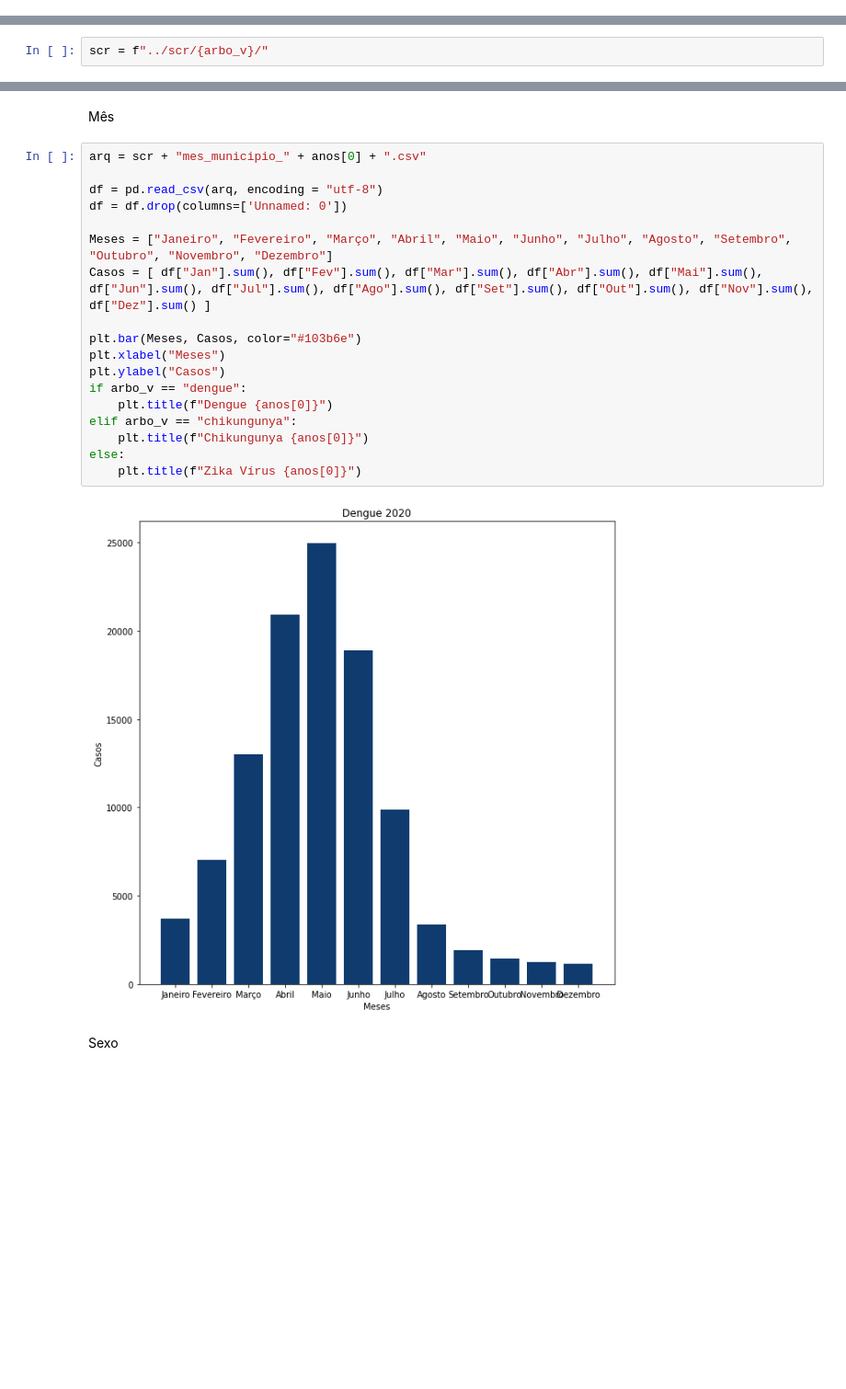
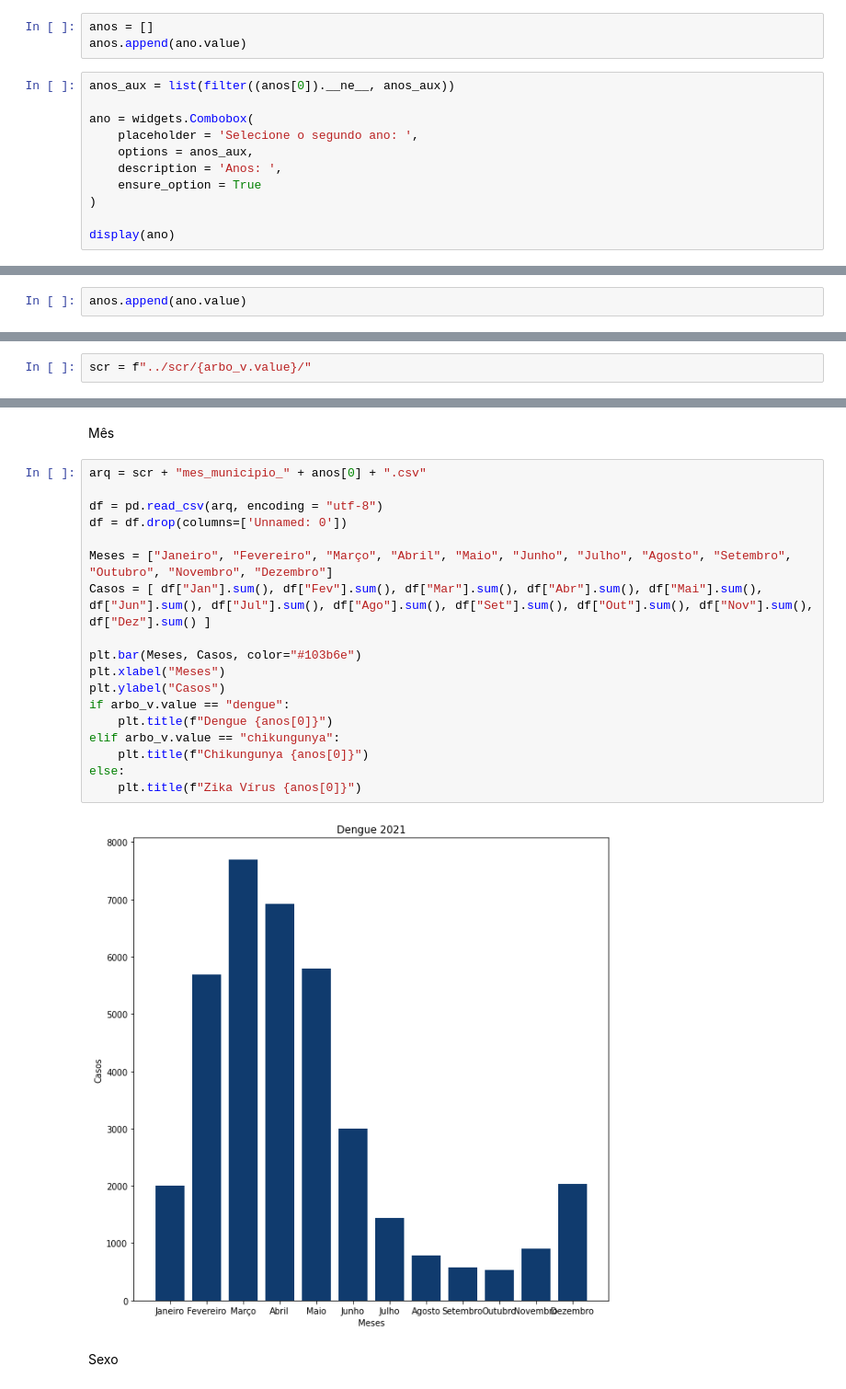
Before and after one commit to MatBrands/Modelagem-ArboBA, a Jupyter notebook: map_plt/map.ipynb, the cells around one changed output, grey strips where cells are left out. Shown: that part at 92% size. Saved outputs shown, nothing was run; the diff lists cells and outputs as text; blank space fills up the shorter version.

```diff
--- a/map_plt/map.ipynb
+++ b/map_plt/map.ipynb
@@ -12,0 +45,14 @@ anos = ["2020", "2021"]
+# %%
+anos = []
+anos.append(ano.value)
+# %%
+anos_aux = list(filter((anos[0]).__ne__, anos_aux))
+
+ano = widgets.Combobox(
+    placeholder = 'Selecione o segundo ano: ',
+    options = anos_aux,
+    description = 'Anos: ',
+    ensure_option = True
+)
+
+display(ano)
@@ -13,7 +61,9 @@ anos = ["2020", "2021"]
+# %%
+anos.append(ano.value)
 # %%
 plt.rcParams["figure.figsize"] = (10, 10)
 # %%
-scr = f"../scr/{arbo_v}/"
+scr = f"../scr/{arbo_v.value}/"
 # %% [markdown]
 Casos
 # %%
@@ -46,23 +96,23 @@ Mês
 # %%
 arq = scr + "mes_municipio_" + anos[0] + ".csv"
 
 df = pd.read_csv(arq, encoding = "utf-8")
 df = df.drop(columns=['Unnamed: 0'])
 
 Meses = ["Janeiro", "Fevereiro", "Março", "Abril", "Maio", "Junho", "Julho", "Agosto", "Setembro", "Outubro", "Novembro", "Dezembro"]
 Casos = [ df["Jan"].sum(), df["Fev"].sum(), df["Mar"].sum(), df["Abr"].sum(), df["Mai"].sum(), df["Jun"].sum(), df["Jul"].sum(), df["Ago"].sum(), df["Set"].sum(), df["Out"].sum(), df["Nov"].sum(), df["Dez"].sum() ]
 
 plt.bar(Meses, Casos, color="#103b6e")
 plt.xlabel("Meses")
 plt.ylabel("Casos")
-if arbo_v == "dengue":
+if arbo_v.value == "dengue":
     plt.title(f"Dengue {anos[0]}")
-elif arbo_v == "chikungunya":
+elif arbo_v.value == "chikungunya":
     plt.title(f"Chikungunya {anos[0]}")
 else:
     plt.title(f"Zika Vírus {anos[0]}")
 # %% [output]
-[figure, old version]
+[figure, new version]
 # %% [markdown]
 Sexo
 # %%
```
Also changed, not shown: parts of 10 cells of this notebook, 7 other files.
